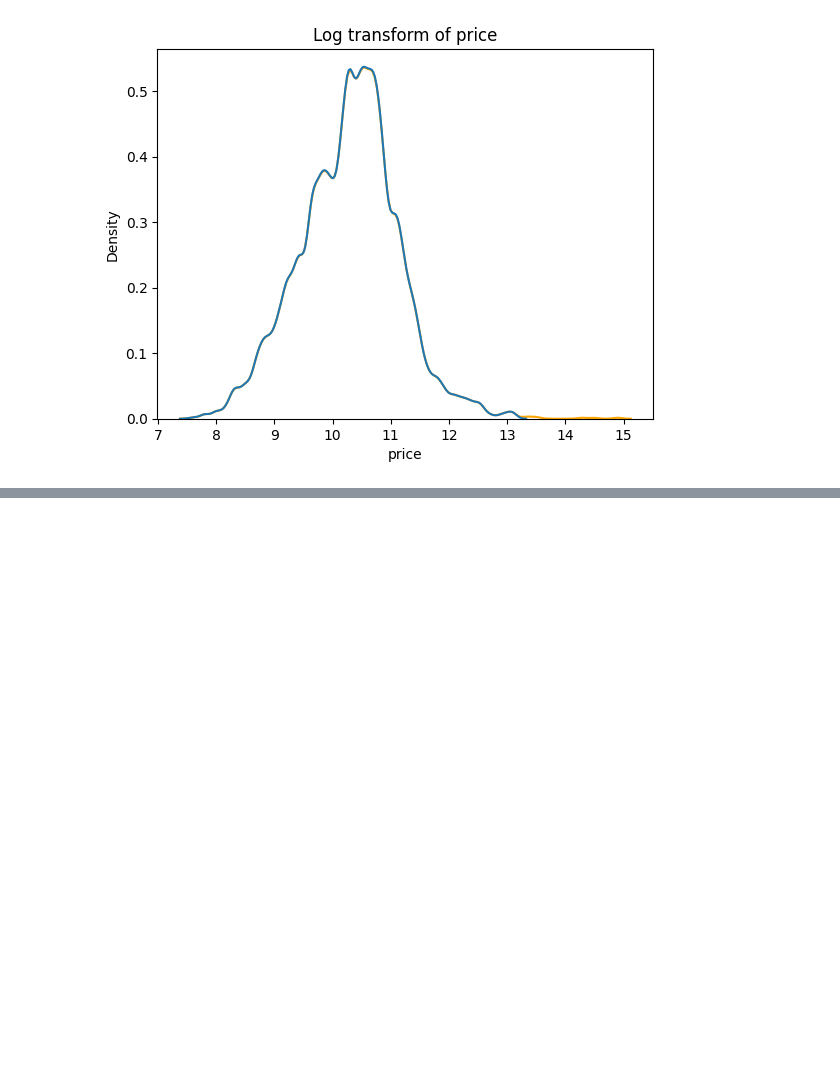
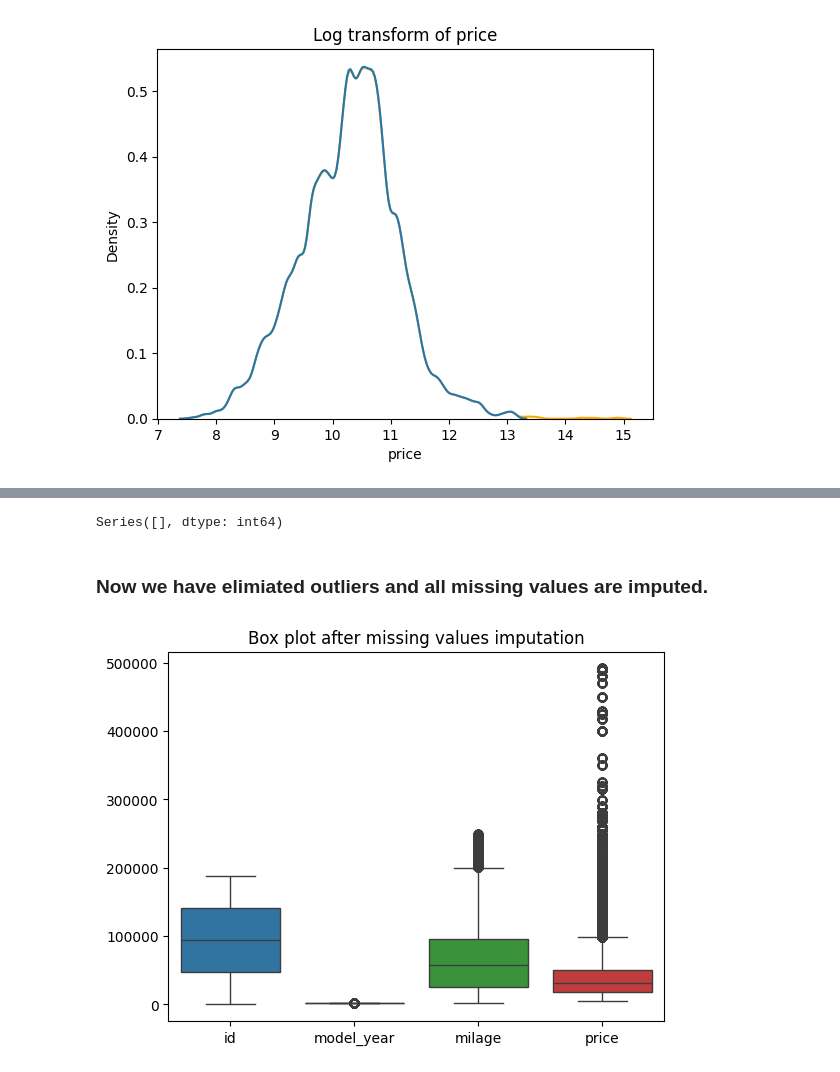
Before and after one commit to Harsh-Agarwals/packaged-ml-model, a Jupyter notebook: model_script.ipynb, the cells around one changed output, grey strips where cells are left out. Saved outputs shown, nothing was run; the diff lists cells and outputs as text; code cells hidden in the pictures; blank space fills up the shorter version.

```diff
--- a/model_script.ipynb
+++ b/model_script.ipynb
@@ -895,0 +1086,6 @@ plt.show()
+# %%
+imputer = KNNImputer(n_neighbors=5, weights='distance')
+imputed_df = imputer.fit_transform(df[['milage', 'price']])
+# %%
+df[['milage', 'price']] = imputed_df
+df
@@ -895,0 +1131,3 @@ plt.show()
+# %%
+df.loc[df.fuel_type == '–', 'fuel_type'] = np.nan
+df.fuel_type.value_counts(), df.isna().sum()[df.isna().sum()>0]
@@ -895,0 +1170,3 @@ plt.show()
+# %%
+df['fuel_type'].fillna(df.fuel_type.mode()[0], inplace=True)
+df.fuel_type.isna().sum(), df.fuel_type.value_counts()
@@ -895,0 +1189,12 @@ plt.show()
+# %%
+df.isna().sum()[df.isna().sum() > 0]
+# %% [output]
+Series([], dtype: int64)
+# %% [markdown]
+### Now we have elimiated outliers and all missing values are imputed.
+# %%
+sns.boxplot(df)
+plt.title("Box plot after missing values imputation")
+plt.show()
+# %% [output]
+[figure, added]
```
Also changed, not shown: parts of 55 cells of this notebook, 2 other files.
